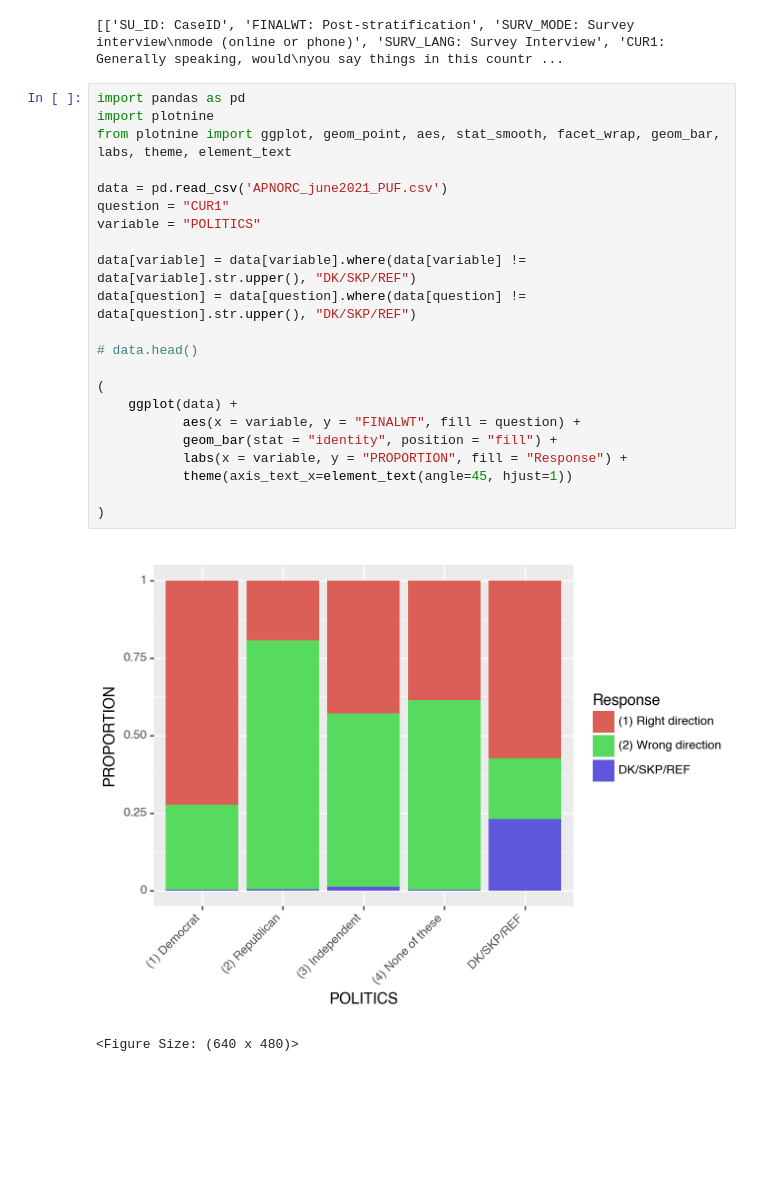
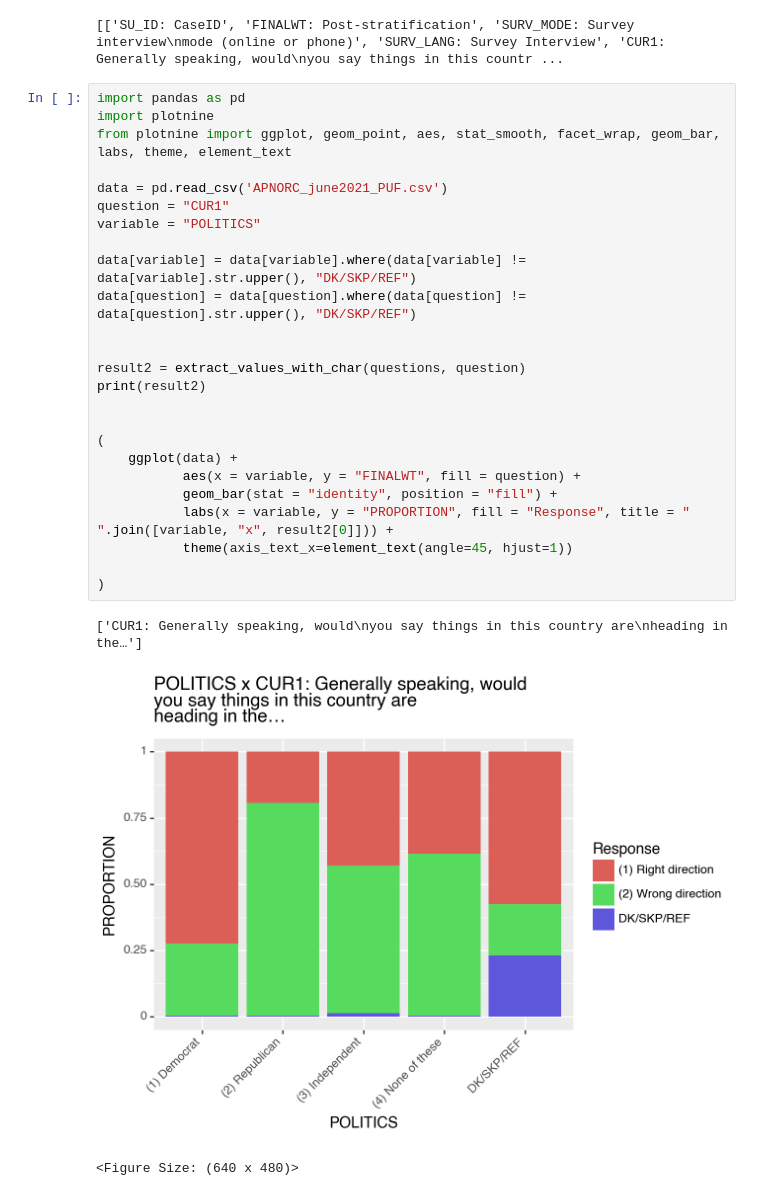
Before and after one commit to ridgleyknapp/y2025, a Jupyter notebook: babys_first_notebook.ipynb, the cells around one changed output. Cells and saved outputs as stored; diff of their text form; blank space fills up the shorter version.

Commit message:
make title pull from extracted data

```diff
--- a/babys_first_notebook.ipynb
+++ b/babys_first_notebook.ipynb
@@ -31,25 +31,29 @@ print(questions)
 # %%
 import pandas as pd
 import plotnine
 from plotnine import ggplot, geom_point, aes, stat_smooth, facet_wrap, geom_bar, labs, theme, element_text
 
 data = pd.read_csv('APNORC_june2021_PUF.csv')
 question = "CUR1"
 variable = "POLITICS"
 
 data[variable] = data[variable].where(data[variable] != data[variable].str.upper(), "DK/SKP/REF")
 data[question] = data[question].where(data[question] != data[question].str.upper(), "DK/SKP/REF")
 
-# data.head()
+
+result2 = extract_values_with_char(questions, question)
+print(result2)
+
 
 (
     ggplot(data) +
            aes(x = variable, y = "FINALWT", fill = question) +
            geom_bar(stat = "identity", position = "fill") +
-           labs(x = variable, y = "PROPORTION", fill = "Response") +
+           labs(x = variable, y = "PROPORTION", fill = "Response", title = " ".join([variable, "x", result2[0]])) +
            theme(axis_text_x=element_text(angle=45, hjust=1))
 
 )
 # %% [output]
+['CUR1: Generally speaking, would\nyou say things in this country are\nheading in the…']
-[figure, old version]
+[figure, new version]
-<Figure Size: (640 x 480)>
+<Figure Size: (640 x 480)>
```
